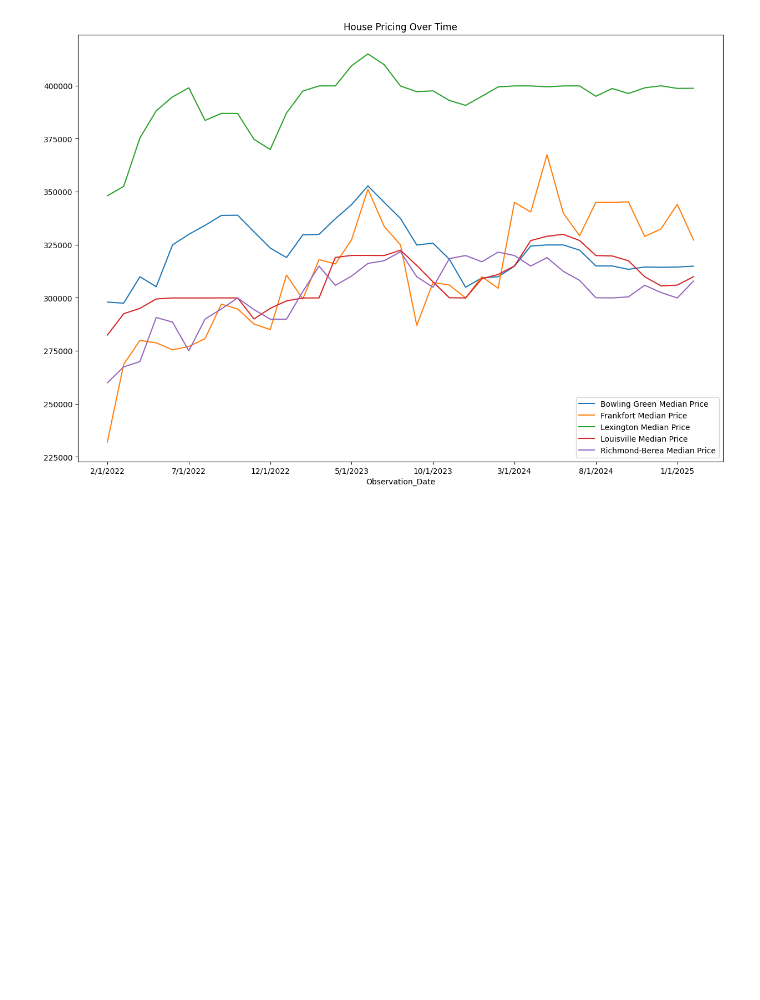
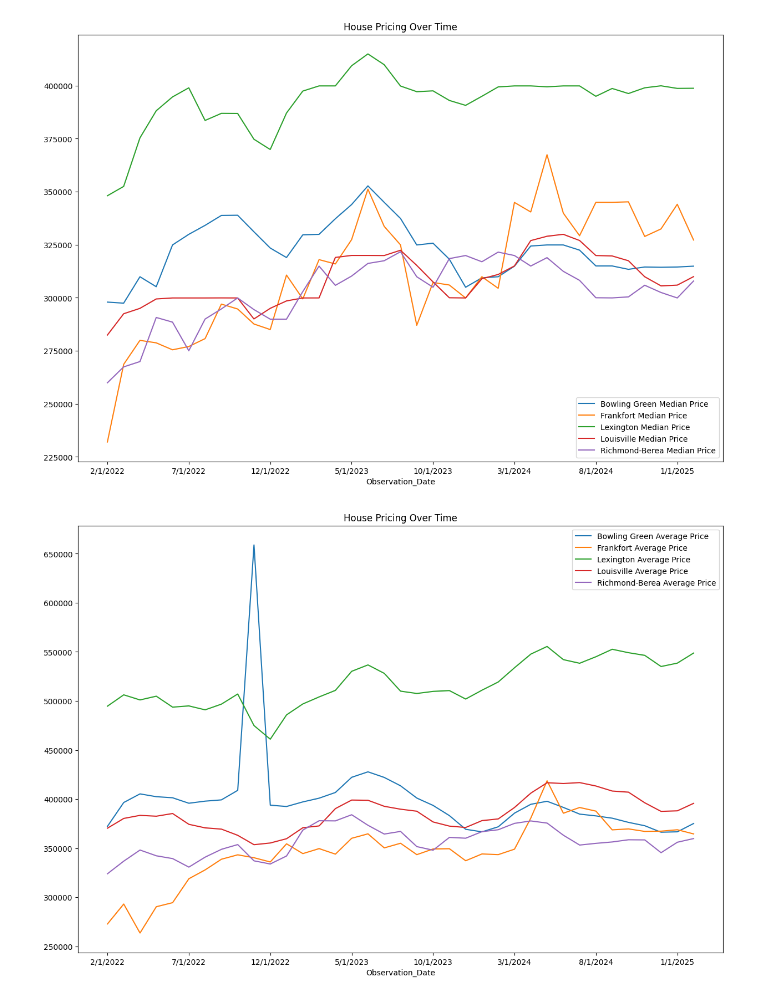
Before and after one commit to Polis-source/M4-capstone, a Jupyter notebook: Final project.ipynb, the cells around one changed output. Drawn from its saved outputs; the diff is of its cells as text; code cells hidden in the pictures; blank space fills up the shorter version.

```diff
--- a/Final project.ipynb
+++ b/Final project.ipynb
@@ -130,3 +130,10 @@ ax.set_ylabel("Average Price", fontsize=12)
 plt.show()
 # %% [output]
 [figure]
+# %%
+df.plot(x='Observation_Date', y=['Bowling Green Average Price', 'Frankfort Average Price', 'Lexington Average Price', 'Louisville Average Price', 'Richmond-Berea Average Price'], kind='line', title='House Pricing Over Time', figsize=(15, 10))
+ax.set_xlabel("Month", fontsize=12)
+ax.set_ylabel("Average Price", fontsize=12)
+plt.show()
+# %% [output]
+[figure, added]
```
